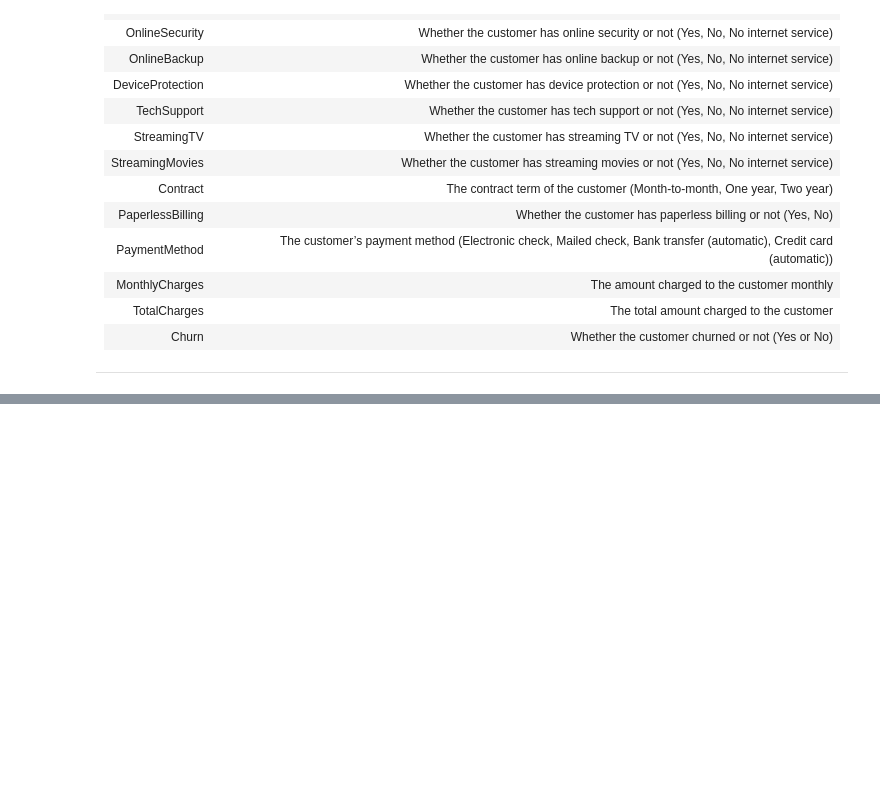
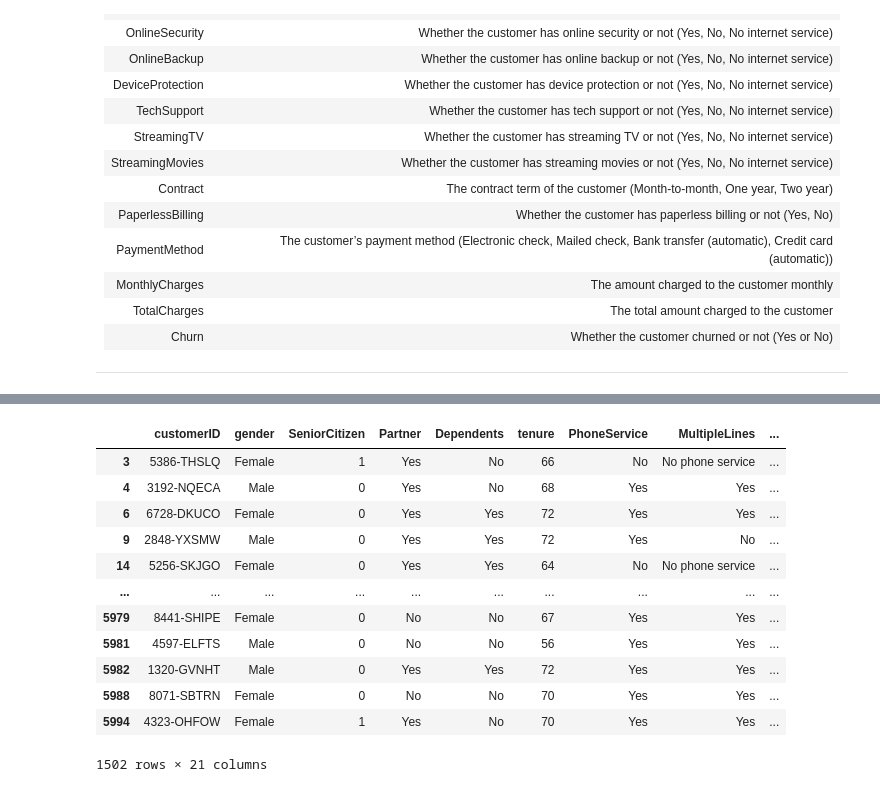
Before and after one commit to yacanom/CDA_taller-4, a Jupyter notebook: Notebooks/CDA_Taller_4_Pandas_Profile.ipynb, the cells around one changed output, grey strips where cells are left out. Cells and saved outputs as stored; diff of their text form; code cells hidden in the pictures; blank space fills up the shorter version.

```diff
--- a/Notebooks/CDA_Taller_4_Pandas_Profile.ipynb
+++ b/Notebooks/CDA_Taller_4_Pandas_Profile.ipynb
@@ -81,0 +135,17 @@ ProfileReport(data)
+# %%
+#Ver clientes con más de 56 años con el servicio:
+data[ data['tenure'] >= 56 ]
+# %% [output]
+|  | customerID | gender | SeniorCitizen | Partner | Dependents | tenure | PhoneService | MultipleLines | ... |
+| 3 | 5386-THSLQ | Female | 1 | Yes | No | 66 | No | No phone service | ... |
+| 4 | 3192-NQECA | Male | 0 | Yes | No | 68 | Yes | Yes | ... |
+| 6 | 6728-DKUCO | Female | 0 | Yes | Yes | 72 | Yes | Yes | ... |
+| 9 | 2848-YXSMW | Male | 0 | Yes | Yes | 72 | Yes | No | ... |
+| 14 | 5256-SKJGO | Female | 0 | Yes | Yes | 64 | No | No phone service | ... |
+| ... | ... | ... | ... | ... | ... | ... | ... | ... | ... |
+| 5979 | 8441-SHIPE | Female | 0 | No | No | 67 | Yes | Yes | ... |
+| 5981 | 4597-ELFTS | Male | 0 | No | No | 56 | Yes | Yes | ... |
+| 5982 | 1320-GVNHT | Male | 0 | Yes | Yes | 72 | Yes | Yes | ... |
+| 5988 | 8071-SBTRN | Female | 0 | No | No | 70 | Yes | Yes | ... |
+| 5994 | 4323-OHFOW | Female | 1 | Yes | No | 70 | Yes | Yes | ... |
+1502 rows × 21 columns
```
Also changed, not shown: parts of 93 cells of this notebook.
